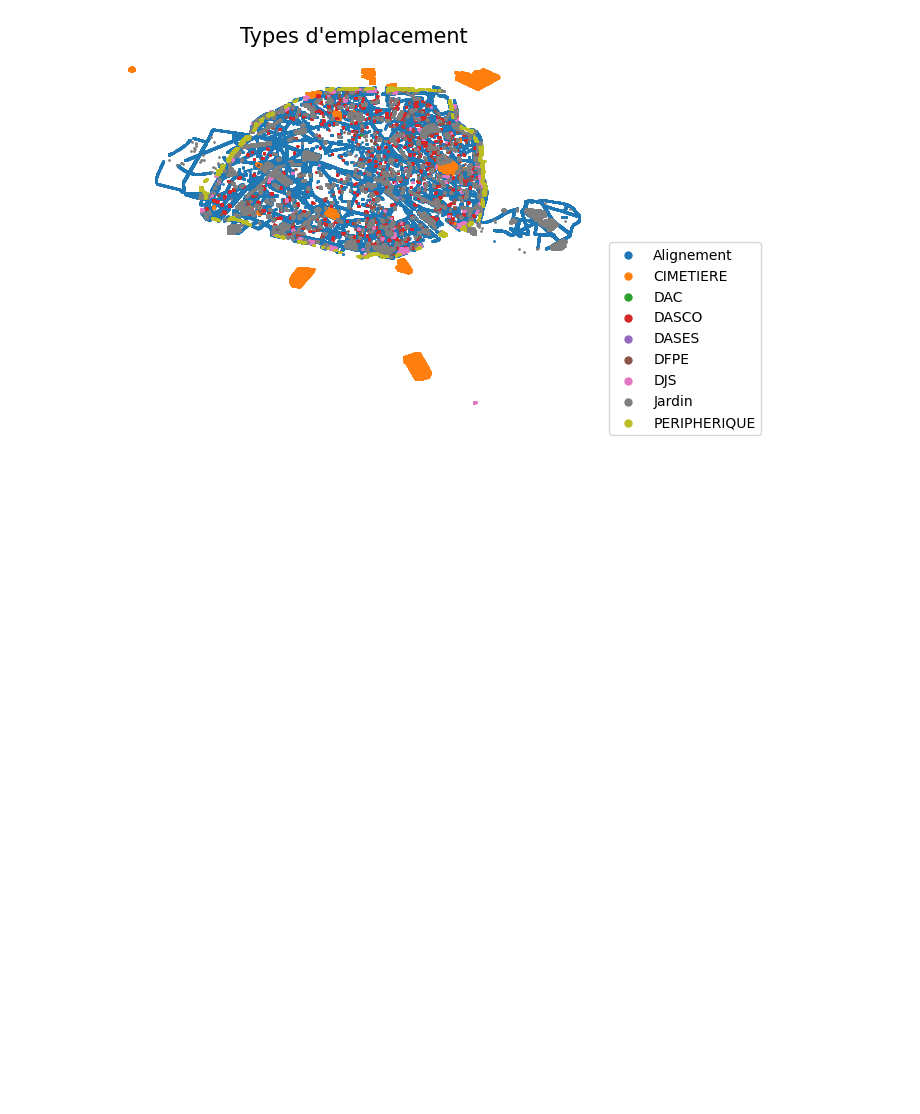
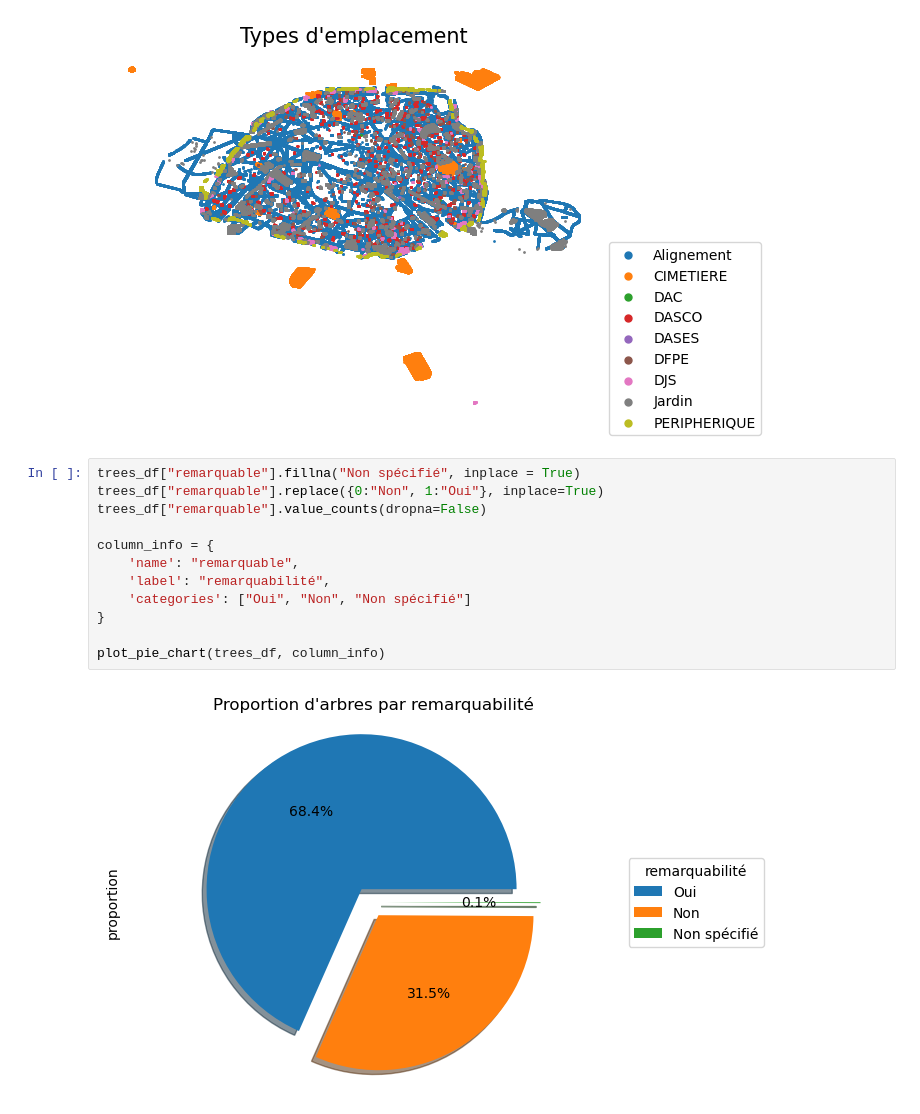
Before and after one commit to Aimen-prog/paris-trees, a Jupyter notebook: data4good.ipynb, the cells around one changed output. Drawn from its saved outputs; the diff is of its cells as text; blank space fills up the shorter version.

```diff
--- a/data4good.ipynb
+++ b/data4good.ipynb
@@ -138,3 +144,17 @@ def plot_type_emplacement(df):
 plot_type_emplacement(trees_df)
 # %% [output]
 [figure]
+# %%
+trees_df["remarquable"].fillna("Non spécifié", inplace = True)
+trees_df["remarquable"].replace({0:"Non", 1:"Oui"}, inplace=True)
+trees_df["remarquable"].value_counts(dropna=False)
+
+column_info = {
+    'name': "remarquable",
+    'label': "remarquabilité",
+    'categories': ["Oui", "Non", "Non spécifié"]
+}
+
+plot_pie_chart(trees_df, column_info)
+# %% [output]
+[figure, added]
```
Also changed, not shown: parts of 15 cells of this notebook.
